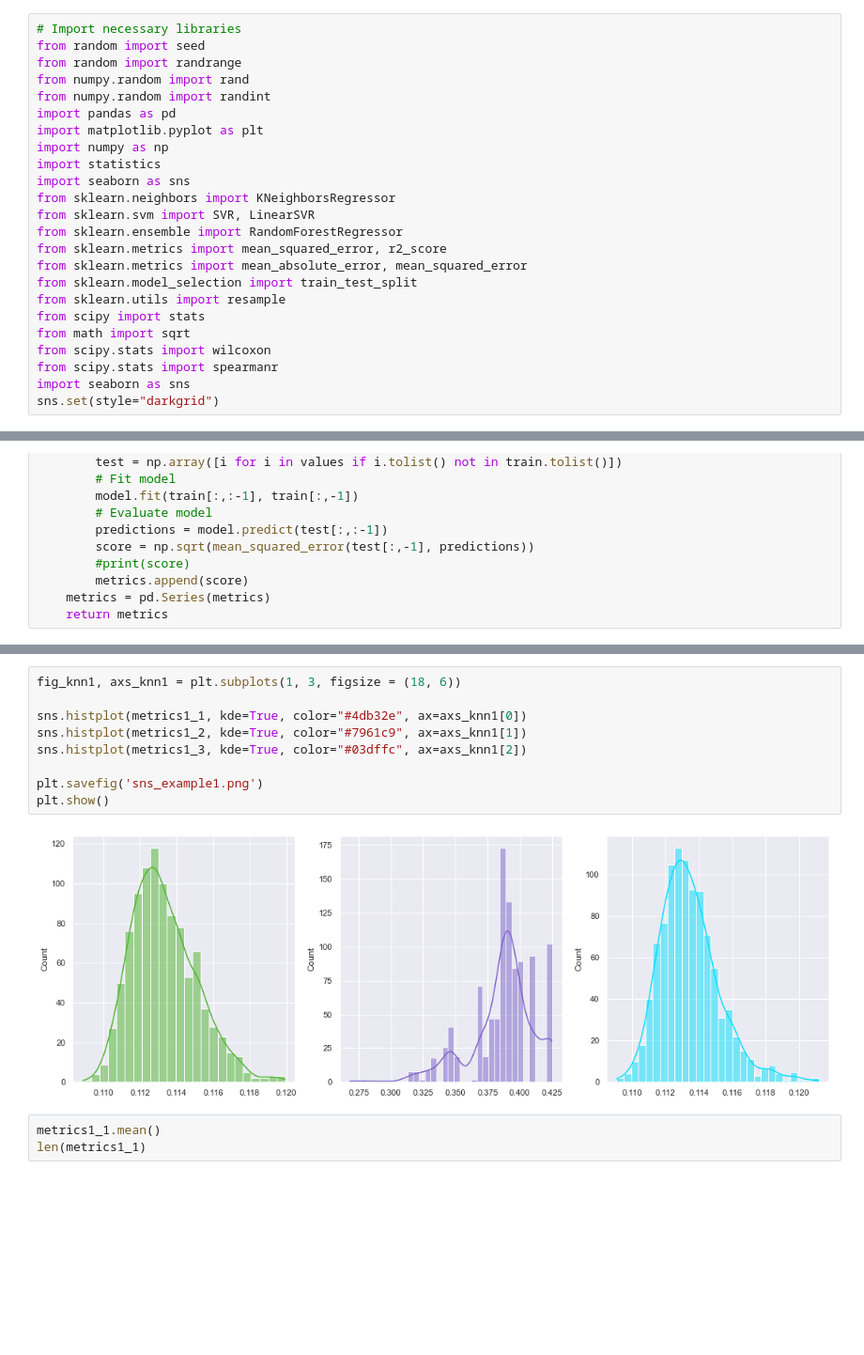
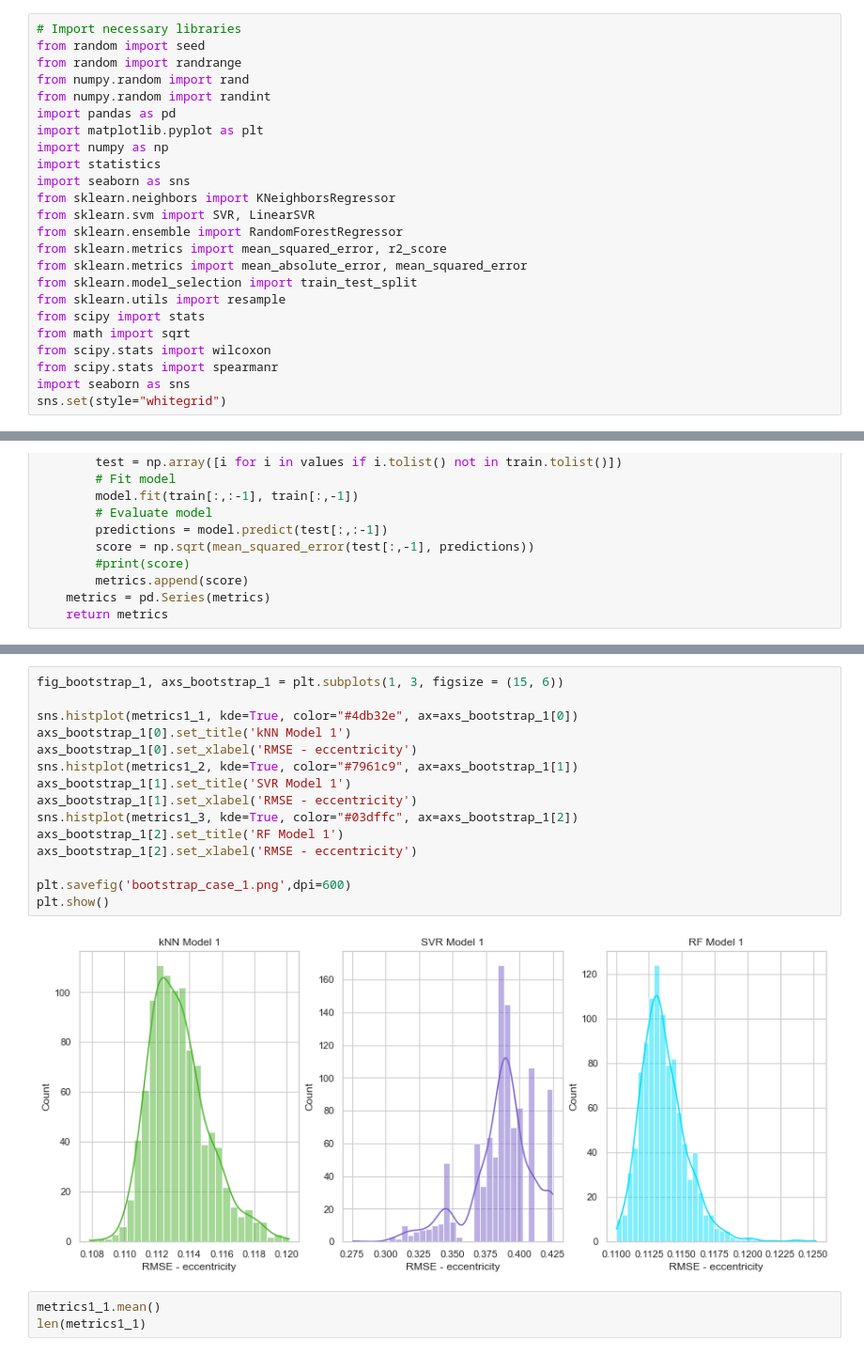
Before and after one commit to jbravo87/blog-projects, a Jupyter notebook: exoplanet_data_notebook.ipynb, the cells around one changed output, grey strips where cells are left out. Shown at 94% size. Saved outputs shown, nothing was run; the diff lists cells and outputs as text; blank space fills up the shorter version.

Commit message:
modified plotting logic and finished all the reporting metrics

```diff
--- a/exoplanet_data_notebook.ipynb
+++ b/exoplanet_data_notebook.ipynb
@@ -28,7 +28,7 @@ from math import sqrt
 from scipy.stats import wilcoxon
 from scipy.stats import spearmanr
 import seaborn as sns
-sns.set(style="darkgrid")
+sns.set(style="whitegrid")
 # %%
 # Assign path of data to a variable.
 # Initiate first data frame with raw data.
@@ -481,14 +482,20 @@ Execution time in minutes: 22.96833999156952
 # %%
-fig_knn1, axs_knn1 = plt.subplots(1, 3, figsize = (18, 6))
+fig_bootstrap_1, axs_bootstrap_1 = plt.subplots(1, 3, figsize = (15, 6))
 
-sns.histplot(metrics1_1, kde=True, color="#4db32e", ax=axs_knn1[0])
-sns.histplot(metrics1_2, kde=True, color="#7961c9", ax=axs_knn1[1])
-sns.histplot(metrics1_3, kde=True, color="#03dffc", ax=axs_knn1[2])
+sns.histplot(metrics1_1, kde=True, color="#4db32e", ax=axs_bootstrap_1[0])
+axs_bootstrap_1[0].set_title('kNN Model 1')
+axs_bootstrap_1[0].set_xlabel('RMSE - eccentricity')
+sns.histplot(metrics1_2, kde=True, color="#7961c9", ax=axs_bootstrap_1[1])
+axs_bootstrap_1[1].set_title('SVR Model 1')
+axs_bootstrap_1[1].set_xlabel('RMSE - eccentricity')
+sns.histplot(metrics1_3, kde=True, color="#03dffc", ax=axs_bootstrap_1[2])
+axs_bootstrap_1[2].set_title('RF Model 1')
+axs_bootstrap_1[2].set_xlabel('RMSE - eccentricity')
 
-plt.savefig('sns_example1.png')
+plt.savefig('bootstrap_case_1.png',dpi=600)
 plt.show()
 # %% [output]
-[figure, old version]
+[figure, new version]
 # %%
 metrics1_1.mean()
 len(metrics1_1)
```
Also changed, not shown: parts of 34 cells of this notebook.
